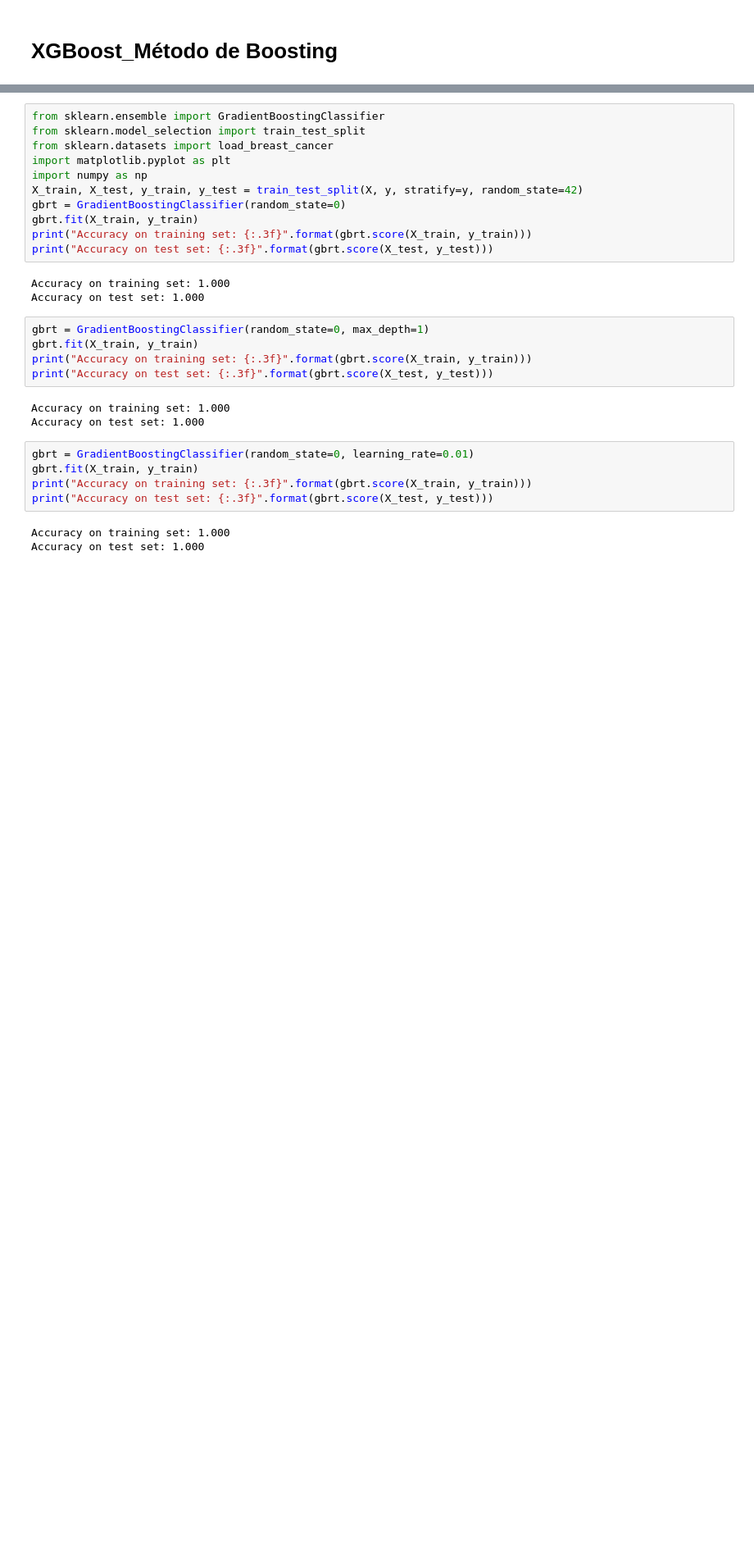
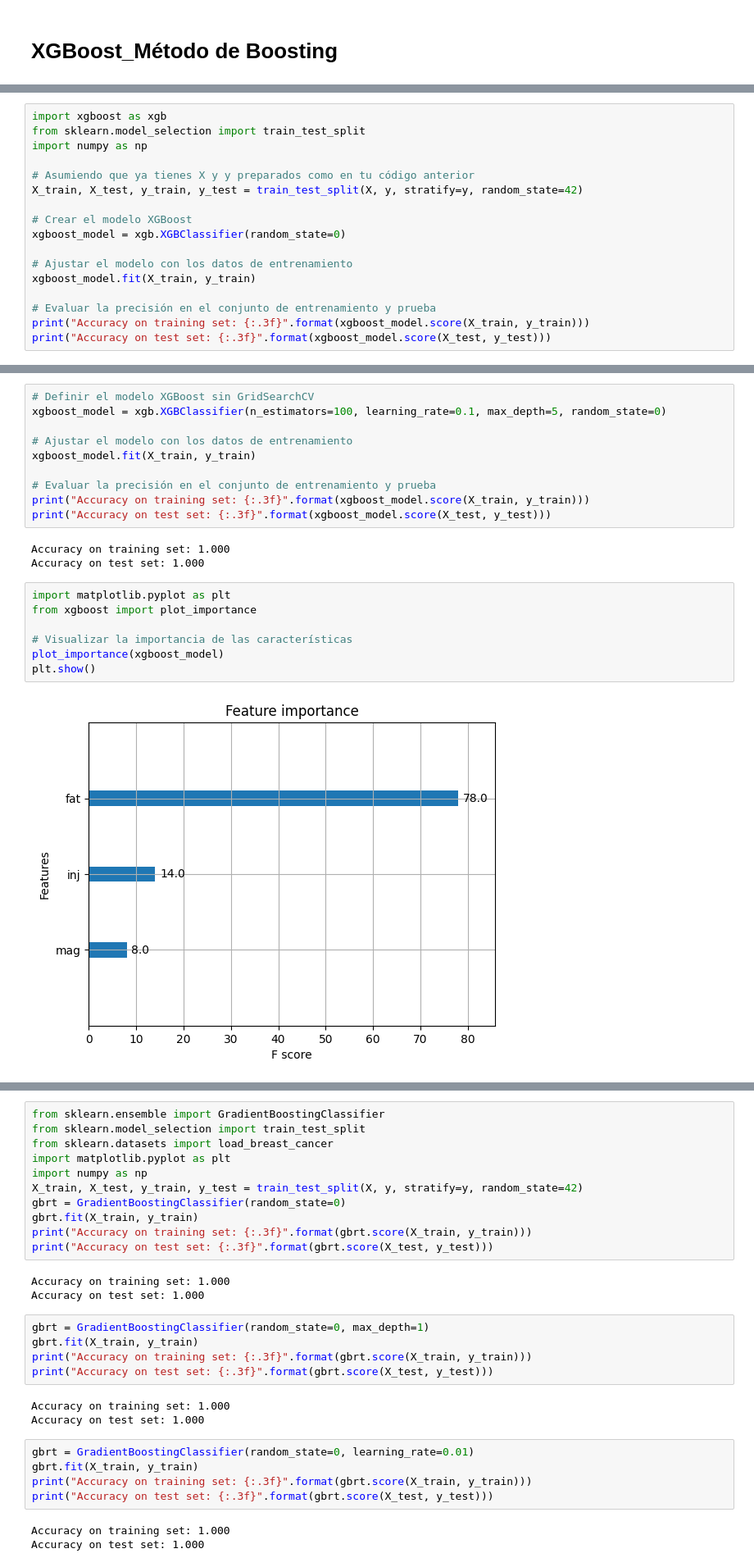
Before and after one commit to jthowinsson/Tornado_Forecast, a Jupyter notebook: docs/Árbol de Decisión (Decision Tree).ipynb, the cells around one changed output, grey strips where cells are left out. Shown: that part at 82% size. Saved outputs shown, nothing was run; the diff lists cells and outputs as text; blank space fills up the shorter version.

```diff
--- a/docs/Árbol de Decisión (Decision Tree).ipynb
+++ b/docs/Árbol de Decisión (Decision Tree).ipynb
@@ -555,0 +552,17 @@ visualize_forest(forest, X_train, y_train, feature_names=['om', 'yr', 'mo', 'dy'
+# %%
+import xgboost as xgb
+from sklearn.model_selection import train_test_split
+import numpy as np
+
+# Asumiendo que ya tienes X y y preparados como en tu código anterior
+X_train, X_test, y_train, y_test = train_test_split(X, y, stratify=y, random_state=42)
+
+# Crear el modelo XGBoost
+xgboost_model = xgb.XGBClassifier(random_state=0)
+
+# Ajustar el modelo con los datos de entrenamiento
+xgboost_model.fit(X_train, y_train)
+
+# Evaluar la precisión en el conjunto de entrenamiento y prueba
+print("Accuracy on training set: {:.3f}".format(xgboost_model.score(X_train, y_train)))
+print("Accuracy on test set: {:.3f}".format(xgboost_model.score(X_test, y_test)))
@@ -555,0 +619,22 @@ visualize_forest(forest, X_train, y_train, feature_names=['om', 'yr', 'mo', 'dy'
+# %%
+# Definir el modelo XGBoost sin GridSearchCV
+xgboost_model = xgb.XGBClassifier(n_estimators=100, learning_rate=0.1, max_depth=5, random_state=0)
+
+# Ajustar el modelo con los datos de entrenamiento
+xgboost_model.fit(X_train, y_train)
+
+# Evaluar la precisión en el conjunto de entrenamiento y prueba
+print("Accuracy on training set: {:.3f}".format(xgboost_model.score(X_train, y_train)))
+print("Accuracy on test set: {:.3f}".format(xgboost_model.score(X_test, y_test)))
+# %% [output]
+Accuracy on training set: 1.000
+Accuracy on test set: 1.000
+# %%
+import matplotlib.pyplot as plt
+from xgboost import plot_importance
+
+# Visualizar la importancia de las características
+plot_importance(xgboost_model)
+plt.show()
+# %% [output]
+[figure, added]
```
Also changed, not shown: parts of 13 cells of this notebook, 5 other files.
